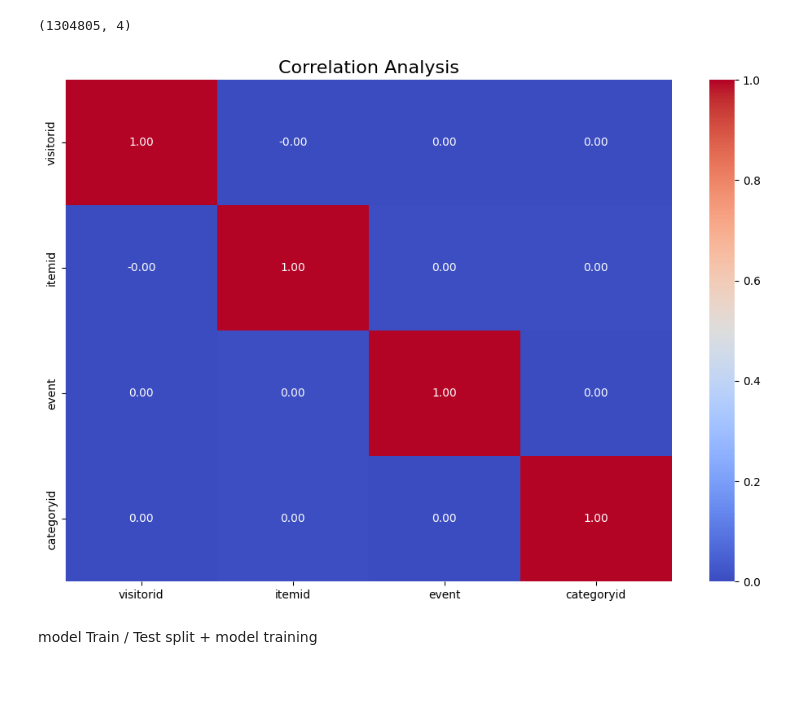
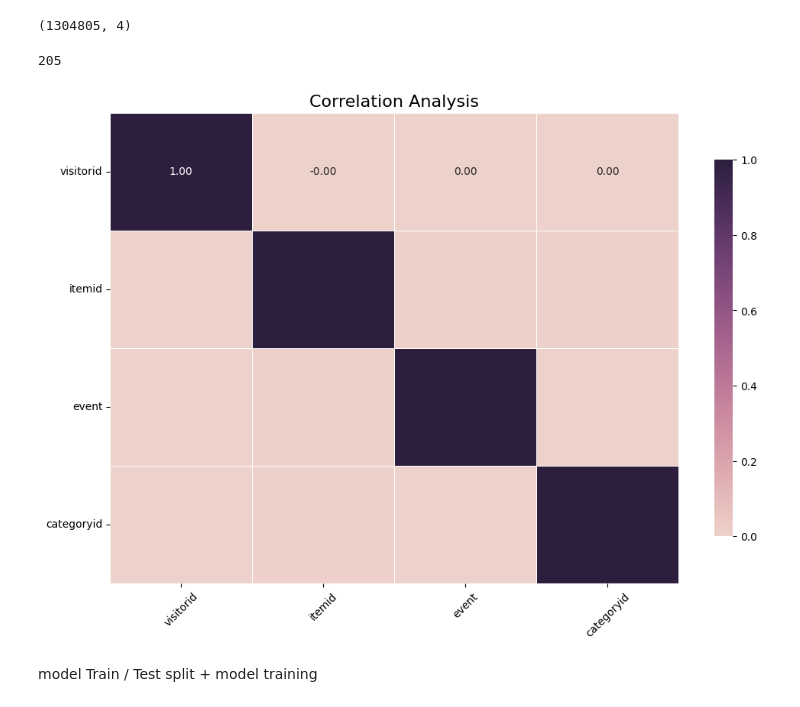
Before and after one commit to llawlaw23/Recommendation-System, a Jupyter notebook: analysis.ipynb, the cells around one changed output. Cells and saved outputs as stored; diff of their text form; code cells hidden in the pictures; blank space fills up the shorter version.

```diff
--- a/analysis.ipynb
+++ b/analysis.ipynb
@@ -366,6 +364,14 @@ merged = merged.dropna()
 merged.shape
 # %% [output]
 (1304805, 4)
+# %%
+# saved the clean csv as an new file in the cleaned folder and delete the previous one
+merged.to_csv("merged.csv", index = False)
+del merged; gc.collect()
+# %% [output]
+205
+# %%
+merged = pd.read_csv("merged.csv")
 # %%
 # Compute correlation matrix
 corr_matrix = merged.corr()
@@ -376,11 +382,21 @@ import seaborn as sns
 # %%
 # Plot correlation heatmap
 plt.figure(figsize=(12, 8))
-sns.heatmap(corr_matrix, annot=True, cmap = "coolwarm", fmt=".2f")
+sns.heatmap(
+    corr_matrix,
+    annot = True,
+    fmt = ".2f",
+    cmap = sns.cubehelix_palette(as_cmap=True),
+    linewidths = 0.5,
+    cbar_kws= {"shrink": 0.8}
+)
+
 plt.title("Correlation Analysis", fontsize=16)
+plt.xticks(rotation = 45)
+plt.yticks(rotation = 0)
 plt.show()
 # %% [output]
-[figure, old version]
+[figure, new version]
 # %% [markdown]
 model Train / Test split + model training
 # %%
```
Also changed, not shown: parts of 6 cells of this notebook, 1 other file.
